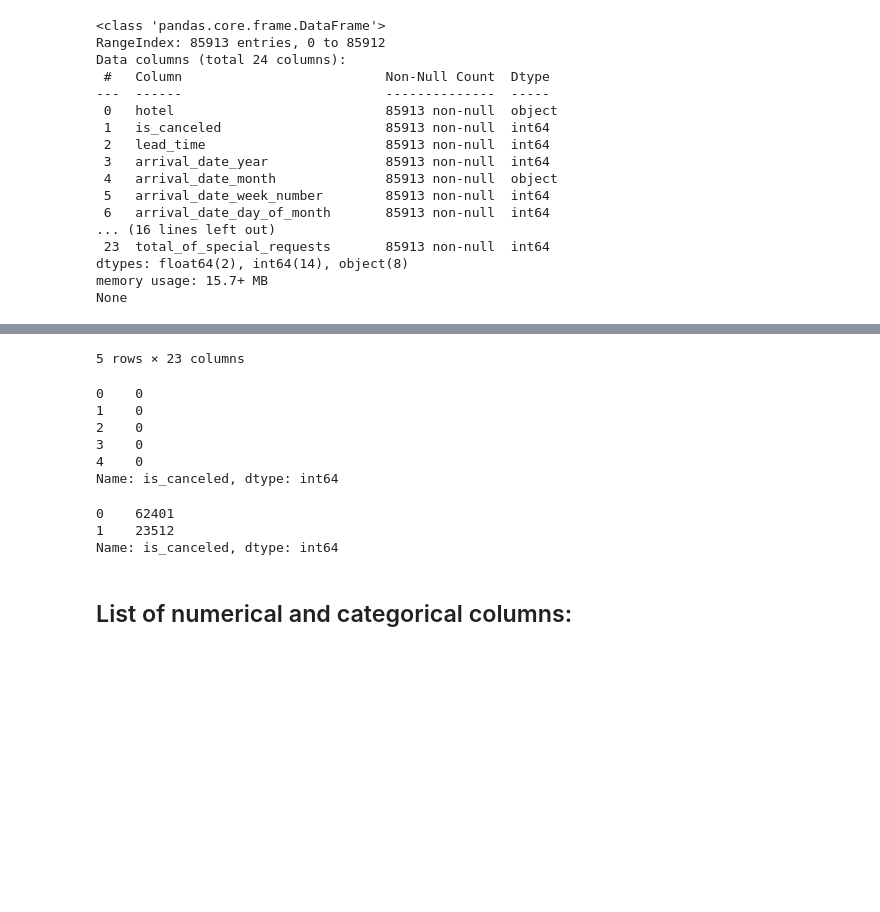
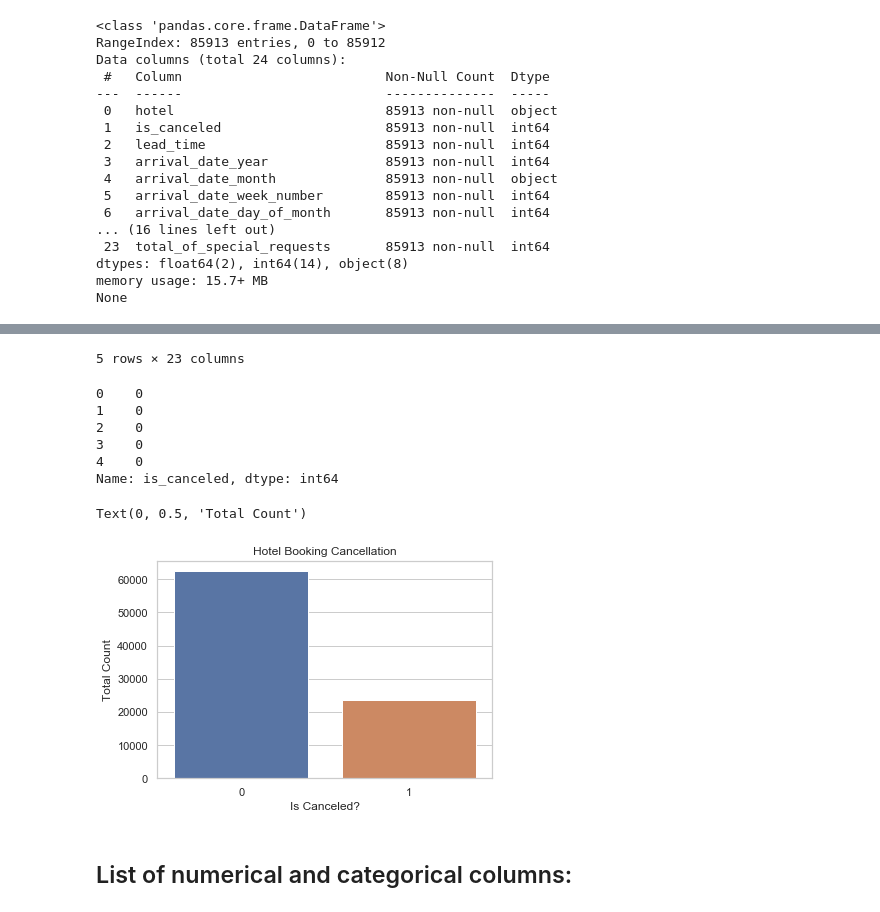
Before and after one commit to robinyUArizona/Hotel-Booking-Demand, a Jupyter notebook: Modeling-Hotel-Bookings-Prediction.ipynb, the cells around one changed output, grey strips where cells are left out. Drawn from its saved outputs; the diff is of its cells as text; code cells hidden in the pictures; blank space fills up the shorter version.

```diff
--- a/Modeling-Hotel-Bookings-Prediction.ipynb
+++ b/Modeling-Hotel-Bookings-Prediction.ipynb
@@ -33,29 +38,38 @@ None
 # %%
 ## Create X (features) and y(response)
 X_features = hotel_df.drop('is_canceled', axis=1)
 display(X_features.head())
 y_target = hotel_df.is_canceled
 display(y_target.head())
 
+
+## is_cancelled
+
+plt.figure(figsize=(6, 4))
+sns.set(style="whitegrid")
+ax = sns.countplot(x="is_canceled", data=hotel_df)
+plt.title('Hotel Booking Cancellation')
+plt.xlabel('Is Canceled?')
+plt.ylabel('Total Count')
+
 # checking frequncy of target classes
-y_target.value_counts()
+# y_target.value_counts()
 # %% [output]
 |  | hotel | lead_time | arrival_date_year | arrival_date_month | arrival_date_week_number | arrival_date_day_of_month | ... |
 | 0 | Resort Hotel | 342 | 1 | July | 27 | 1 | ... |
 | 1 | Resort Hotel | 7 | 1 | July | 27 | 1 | ... |
 | 2 | Resort Hotel | 13 | 1 | July | 27 | 1 | ... |
 | 3 | Resort Hotel | 14 | 1 | July | 27 | 1 | ... |
 | 4 | Resort Hotel | 0 | 1 | July | 27 | 1 | ... |
 5 rows × 23 columns
 0    0
 1    0
 2    0
 3    0
 4    0
 Name: is_canceled, dtype: int64
-0    62401
-1    23512
-Name: is_canceled, dtype: int64
+Text(0, 0.5, 'Total Count')
+[figure, added]
 # %% [markdown]
 ## List of numerical and categorical columns:
 # %%
```
Also changed, not shown: parts of 15 cells of this notebook.
